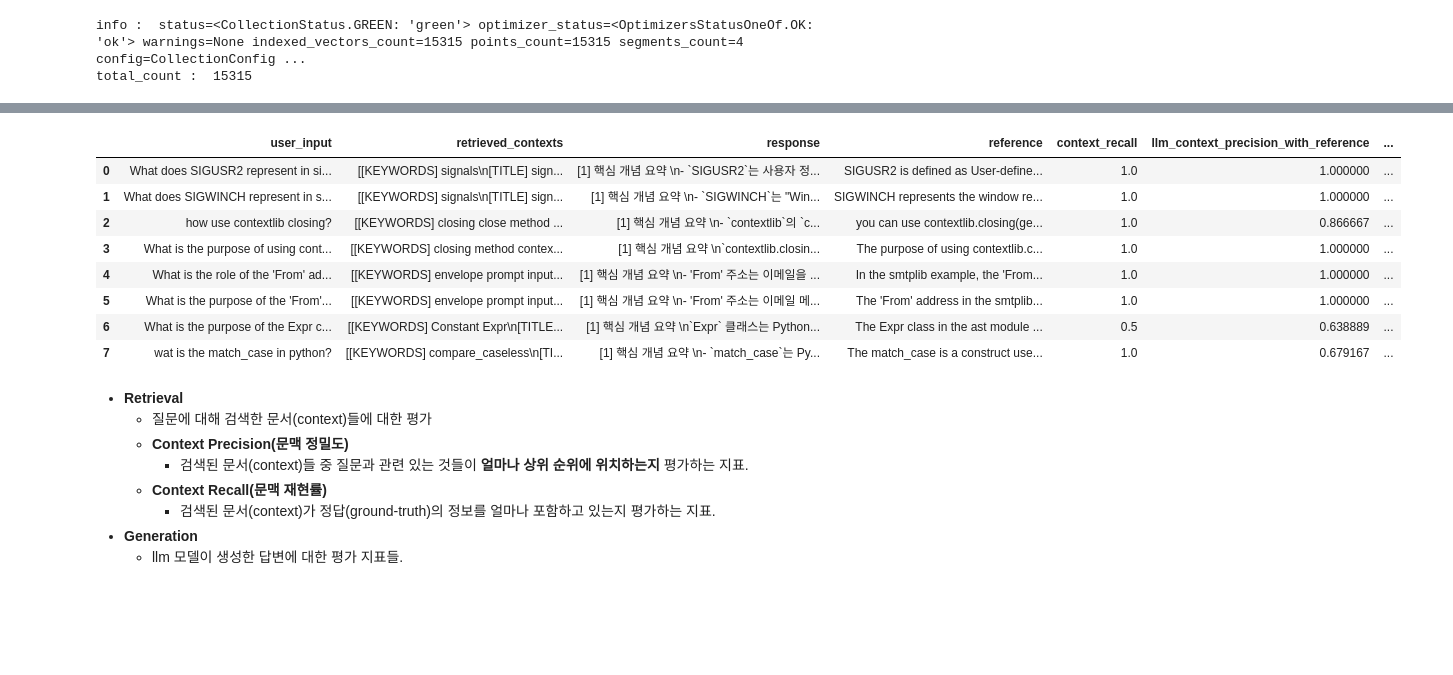
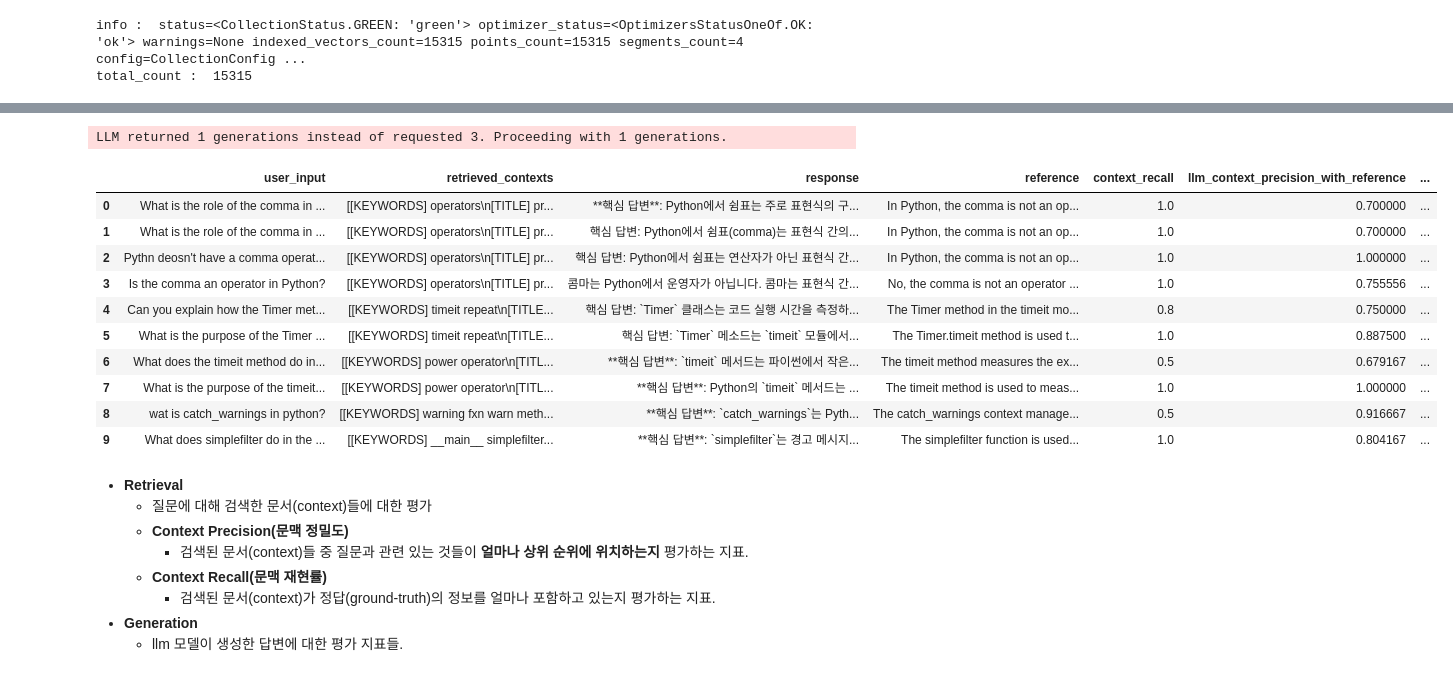
Before and after one commit to SKNETWORKS-FAMILY-AICAMP/SKN21_3rd_4Team, a Jupyter notebook: evaluation.ipynb, the cells around one changed output, grey strips where cells are left out. Cells and saved outputs as stored; diff of their text form; code cells hidden in the pictures; blank space fills up the shorter version.

```diff
--- a/evaluation.ipynb
+++ b/evaluation.ipynb
@@ -20,10 +22,10 @@ from src.agent.prompts.analyst_prompt import ANALYSIS_SYSTEM_PROMPT
 # %%
 COLLECTION_NAME = ConfigDB.COLLECTION_NAME
 EMBEDDING_MODEL = ConfigDB.EMBEDDING_MODEL
-VECTOR_SIZE_MAP = ConfigDB.VECTOR_SIZE_MAP[EMBEDDING_MODEL]
-OPENAI_MODEL = "gpt-4o-mini"
+VECTOR_SIZE = ConfigDB.VECTOR_SIZE
+OPENAI_MODEL = ConfigLLM.OPENAI_MODEL
 
-COLLECTION_NAME, EMBEDDING_MODEL, VECTOR_SIZE_MAP, OPENAI_MODEL
+COLLECTION_NAME, EMBEDDING_MODEL, VECTOR_SIZE, OPENAI_MODEL
 # %% [output]
 ('learning_ai', 'text-embedding-3-large', 3072, 'gpt-4o-mini')
 # %%
@@ -138,13 +228,12 @@ generator_embeddings = LangchainEmbeddingsWrapper(OpenAIEmbeddings(model=EMBEDDI
 generator = TestsetGenerator(
     llm=generator_llm,
     embedding_model=generator_embeddings,
-    llm_context="데이터셋은 반드시 한국어로 작성한다. 데이터셋은 JSON 문법을 꼭 지켜서 작성한다.\
-특히 구두점은 꼭 지켜야 한다. Document에 JSON 문법에 맞지 않는 표현이 있으면 반드시 수정해서 처리한다."
-    # 질문/답변 생성할 때 llm에 전달할 추가 system prompt를 설정.
+    llm_context=llm_context
 )
 
 # testset
 testset = generator.generate_with_chunks(
-    docs, testset_size=10  # context 내용, 테스트데이터셋 몇개를 만들지.
+    docs, testset_size=20  # context 내용, 테스트데이터셋 몇개를 만들지.
 )
+testset
 # %% [output]
@@ -197,30 +287,33 @@ EvaluationDataset(features=['user_input', 'retrieved_contexts', 'response', 'ref
 # %%
 eval_llm = LangchainLLMWrapper(ChatOpenAI(model=OPENAI_MODEL))
 eval_embeddings = LangchainEmbeddingsWrapper(OpenAIEmbeddings(model=EMBEDDING_MODEL))
 # 평가할 함수들을 List로 묶어준다.
 metrics = [
     LLMContextRecall(llm=eval_llm),
     LLMContextPrecisionWithReference(llm=eval_llm),
     Faithfulness(llm=eval_llm),
     AnswerRelevancy(llm=eval_llm, embeddings=eval_embeddings)
 ]
 
 # Run Evaluation
 eval_results = evaluate(dataset=eval_dataset, metrics=metrics)
 
 # Convert to Pandas DataFrame for easier viewing
 df_results = eval_results.to_pandas()
-display(df_results)
+display(df_results.head(10))
 # %% [output]
+LLM returned 1 generations instead of requested 3. Proceeding with 1 generations.
 |  | user_input | retrieved_contexts | response | reference | context_recall | llm_context_precision_with_reference | ... |
-| 0 | What does SIGUSR2 represent in si... | [[KEYWORDS] signals\n[TITLE] sign... | [1] 핵심 개념 요약 \n- `SIGUSR2`는 사용자 정... | SIGUSR2 is defined as User-define... | 1.0 | 1.000000 | ... |
-| 1 | What does SIGWINCH represent in s... | [[KEYWORDS] signals\n[TITLE] sign... | [1] 핵심 개념 요약 \n- `SIGWINCH`는 "Win... | SIGWINCH represents the window re... | 1.0 | 1.000000 | ... |
-| 2 | how use contextlib closing? | [[KEYWORDS] closing close method ... | [1] 핵심 개념 요약 \n- `contextlib`의 `c... | you can use contextlib.closing(ge... | 1.0 | 0.866667 | ... |
-| 3 | What is the purpose of using cont... | [[KEYWORDS] closing method contex... | [1] 핵심 개념 요약 \n`contextlib.closin... | The purpose of using contextlib.c... | 1.0 | 1.000000 | ... |
-| 4 | What is the role of the 'From' ad... | [[KEYWORDS] envelope prompt input... | [1] 핵심 개념 요약 \n- 'From' 주소는 이메일을 ... | In the smtplib example, the 'From... | 1.0 | 1.000000 | ... |
-| 5 | What is the purpose of the 'From'... | [[KEYWORDS] envelope prompt input... | [1] 핵심 개념 요약 \n- 'From' 주소는 이메일 메... | The 'From' address in the smtplib... | 1.0 | 1.000000 | ... |
-| 6 | What is the purpose of the Expr c... | [[KEYWORDS] Constant Expr\n[TITLE... | [1] 핵심 개념 요약 \n`Expr` 클래스는 Python... | The Expr class in the ast module ... | 0.5 | 0.638889 | ... |
-| 7 | wat is the match_case in python? | [[KEYWORDS] compare_caseless\n[TI... | [1] 핵심 개념 요약 \n- `match_case`는 Py... | The match_case is a construct use... | 1.0 | 0.679167 | ... |
+| 0 | What is the role of the comma in ... | [[KEYWORDS] operators\n[TITLE] pr... | **핵심 답변**: Python에서 쉼표는 주로 표현식의 구... | In Python, the comma is not an op... | 1.0 | 0.700000 | ... |
+| 1 | What is the role of the comma in ... | [[KEYWORDS] operators\n[TITLE] pr... | 핵심 답변: Python에서 쉼표(comma)는 표현식 간의... | In Python, the comma is not an op... | 1.0 | 0.700000 | ... |
+| 2 | Pythn deosn't have a comma operat... | [[KEYWORDS] operators\n[TITLE] pr... | 핵심 답변: Python에서 쉼표는 연산자가 아닌 표현식 간... | In Python, the comma is not an op... | 1.0 | 1.000000 | ... |
+| 3 | Is the comma an operator in Python? | [[KEYWORDS] operators\n[TITLE] pr... | 콤마는 Python에서 운영자가 아닙니다. 콤마는 표현식 간... | No, the comma is not an operator ... | 1.0 | 0.755556 | ... |
+| 4 | Can you explain how the Timer met... | [[KEYWORDS] timeit repeat\n[TITLE... | 핵심 답변: `Timer` 클래스는 코드 실행 시간을 측정하... | The Timer method in the timeit mo... | 0.8 | 0.750000 | ... |
+| 5 | What is the purpose of the Timer ... | [[KEYWORDS] timeit repeat\n[TITLE... | 핵심 답변: `Timer` 메소드는 `timeit` 모듈에서... | The Timer.timeit method is used t... | 1.0 | 0.887500 | ... |
+| 6 | What does the timeit method do in... | [[KEYWORDS] power operator\n[TITL... | **핵심 답변**: `timeit` 메서드는 파이썬에서 작은... | The timeit method measures the ex... | 0.5 | 0.679167 | ... |
+| 7 | What is the purpose of the timeit... | [[KEYWORDS] power operator\n[TITL... | **핵심 답변**: Python의 `timeit` 메서드는 ... | The timeit method is used to meas... | 1.0 | 1.000000 | ... |
+| 8 | wat is catch_warnings in python? | [[KEYWORDS] warning fxn warn meth... | **핵심 답변**: `catch_warnings`는 Pyth... | The catch_warnings context manage... | 0.5 | 0.916667 | ... |
+| 9 | What does simplefilter do in the ... | [[KEYWORDS] __main__ simplefilter... | **핵심 답변**: `simplefilter`는 경고 메시지... | The simplefilter function is used... | 1.0 | 0.804167 | ... |
 # %% [markdown]
 - **Retrieval**
     -  질문에 대해 검색한 문서(context)들에 대한 평가
```
Also changed, not shown: parts of 8 cells of this notebook, 8 other files.
